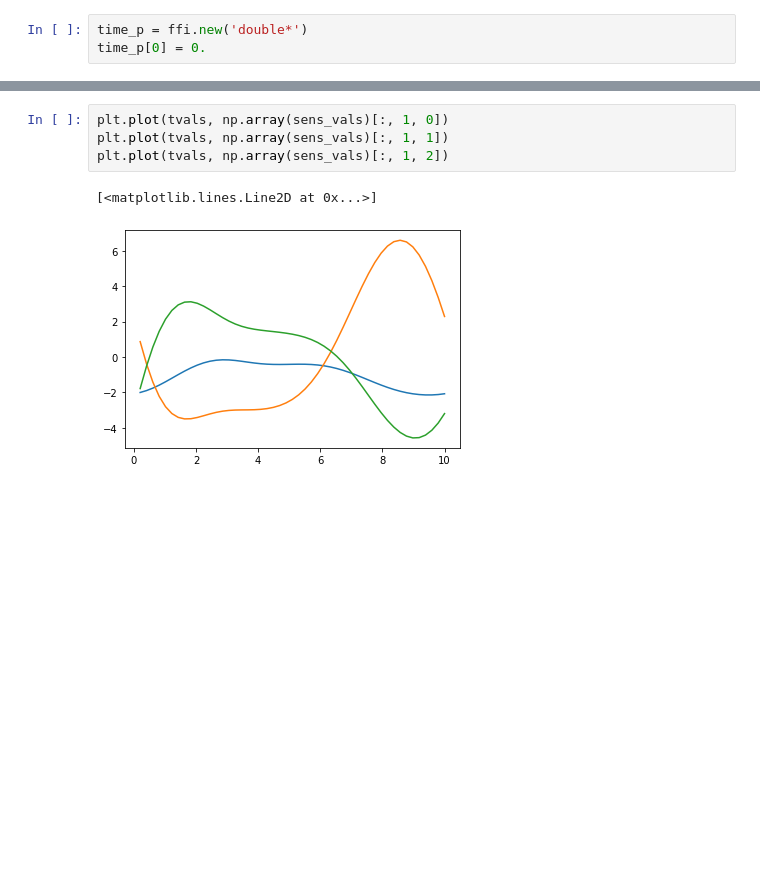
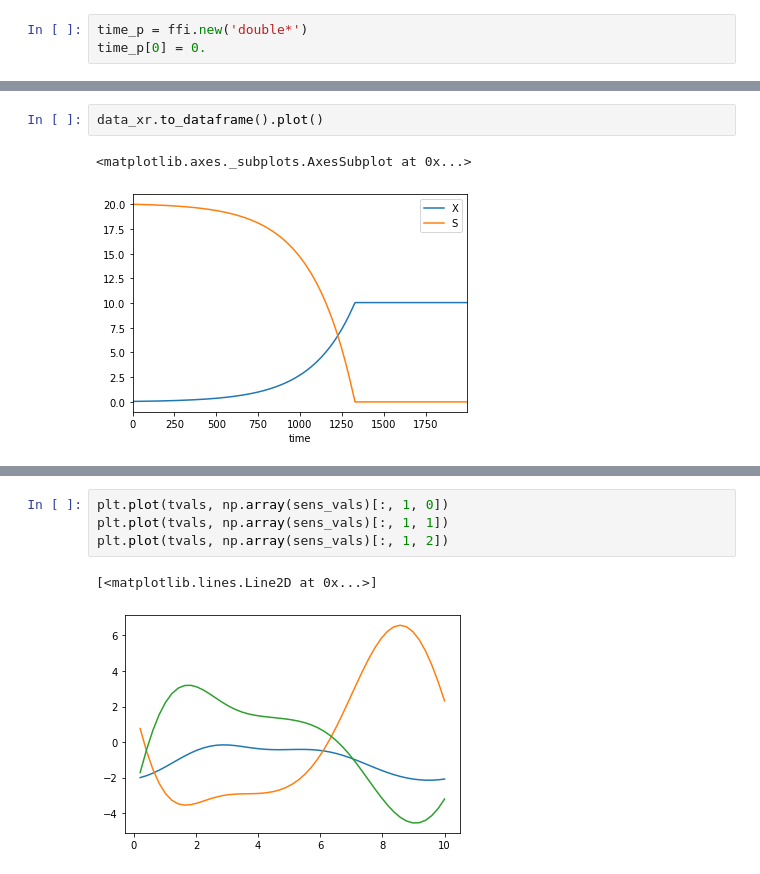
Before and after one commit to pymc-devs/sunode, a Jupyter notebook: notebooks/pysundials-demo-sens-analytical.ipynb, the cells around one changed output, grey strips where cells are left out. Drawn from its saved outputs; the diff is of its cells as text; blank space fills up the shorter version.

```diff
--- a/notebooks/pysundials-demo-sens-analytical.ipynb
+++ b/notebooks/pysundials-demo-sens-analytical.ipynb
@@ -283,0 +299,5 @@ user_data['p'][...] = [-0.2, 0.3, 0.5]
+# %%
+data_xr.to_dataframe().plot()
+# %% [output]
+<matplotlib.axes._subplots.AxesSubplot at 0x...>
+[figure, added]
```
Also changed, not shown: parts of 61 cells of this notebook, 1 other file.
